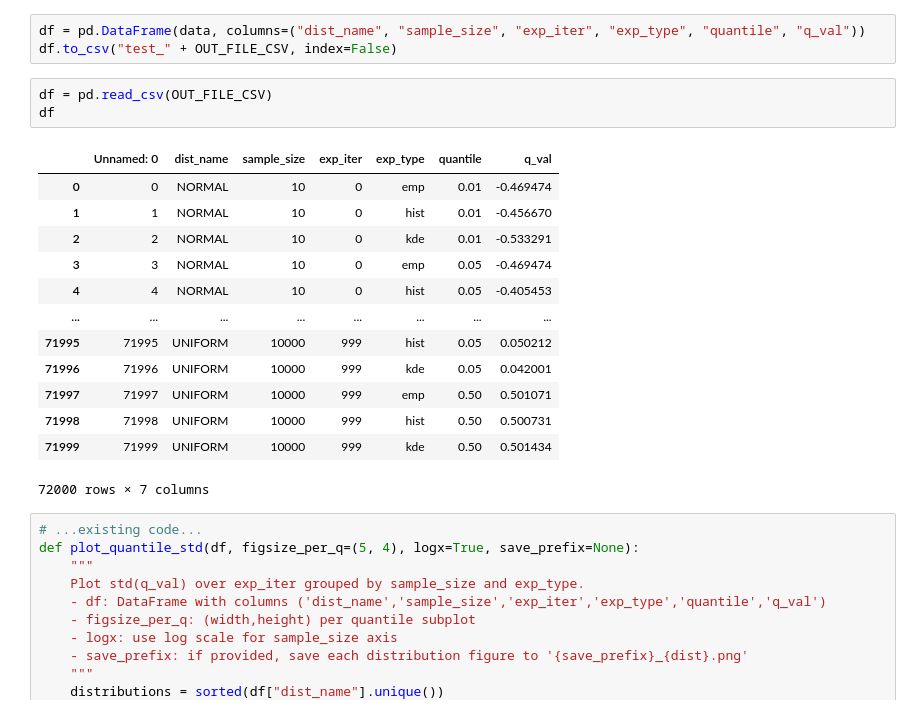
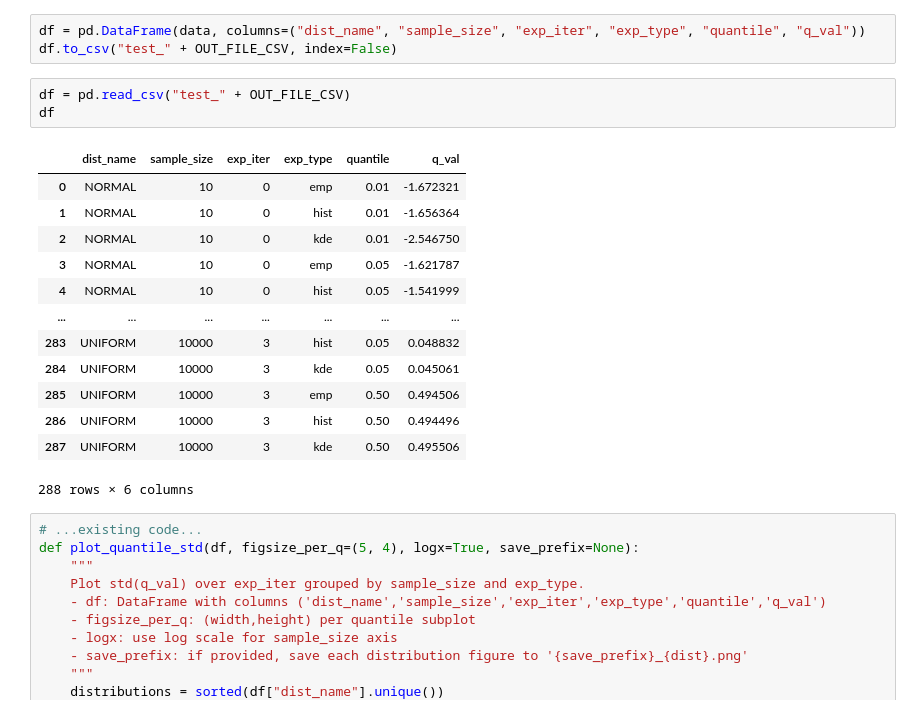
Before and after one commit to e1turin/ipkn-statistics, a Jupyter notebook: lab-2/main.ipynb, the cells around one changed output. Drawn from its saved outputs; the diff is of its cells as text.

```diff
--- a/lab-2/main.ipynb
+++ b/lab-2/main.ipynb
@@ -239,22 +253,22 @@ data = [r for rss in rsss for rs in rss for r in rs]
 df = pd.DataFrame(data, columns=("dist_name", "sample_size", "exp_iter", "exp_type", "quantile", "q_val"))
 df.to_csv("test_" + OUT_FILE_CSV, index=False)
 # %%
-df = pd.read_csv(OUT_FILE_CSV)
+df = pd.read_csv("test_" + OUT_FILE_CSV)
 df
 # %% [output]
-|  | Unnamed: 0 | dist_name | sample_size | exp_iter | exp_type | quantile | q_val |
-| 0 | 0 | NORMAL | 10 | 0 | emp | 0.01 | -0.469474 |
-| 1 | 1 | NORMAL | 10 | 0 | hist | 0.01 | -0.456670 |
-| 2 | 2 | NORMAL | 10 | 0 | kde | 0.01 | -0.533291 |
-| 3 | 3 | NORMAL | 10 | 0 | emp | 0.05 | -0.469474 |
-| 4 | 4 | NORMAL | 10 | 0 | hist | 0.05 | -0.405453 |
-| ... | ... | ... | ... | ... | ... | ... | ... |
-| 71995 | 71995 | UNIFORM | 10000 | 999 | hist | 0.05 | 0.050212 |
-| 71996 | 71996 | UNIFORM | 10000 | 999 | kde | 0.05 | 0.042001 |
-| 71997 | 71997 | UNIFORM | 10000 | 999 | emp | 0.50 | 0.501071 |
-| 71998 | 71998 | UNIFORM | 10000 | 999 | hist | 0.50 | 0.500731 |
-| 71999 | 71999 | UNIFORM | 10000 | 999 | kde | 0.50 | 0.501434 |
+|  | dist_name | sample_size | exp_iter | exp_type | quantile | q_val |
+| 0 | NORMAL | 10 | 0 | emp | 0.01 | -1.672321 |
+| 1 | NORMAL | 10 | 0 | hist | 0.01 | -1.656364 |
+| 2 | NORMAL | 10 | 0 | kde | 0.01 | -2.546750 |
+| 3 | NORMAL | 10 | 0 | emp | 0.05 | -1.621787 |
+| 4 | NORMAL | 10 | 0 | hist | 0.05 | -1.541999 |
+| ... | ... | ... | ... | ... | ... | ... |
+| 283 | UNIFORM | 10000 | 3 | hist | 0.05 | 0.048832 |
+| 284 | UNIFORM | 10000 | 3 | kde | 0.05 | 0.045061 |
+| 285 | UNIFORM | 10000 | 3 | emp | 0.50 | 0.494506 |
+| 286 | UNIFORM | 10000 | 3 | hist | 0.50 | 0.494496 |
+| 287 | UNIFORM | 10000 | 3 | kde | 0.50 | 0.495506 |
-72000 rows × 7 columns
+288 rows × 6 columns
 # %%
 # ...existing code...
 def plot_quantile_std(df, figsize_per_q=(5, 4), logx=True, save_prefix=None):
```
Also changed, not shown: parts of 6 cells of this notebook.
